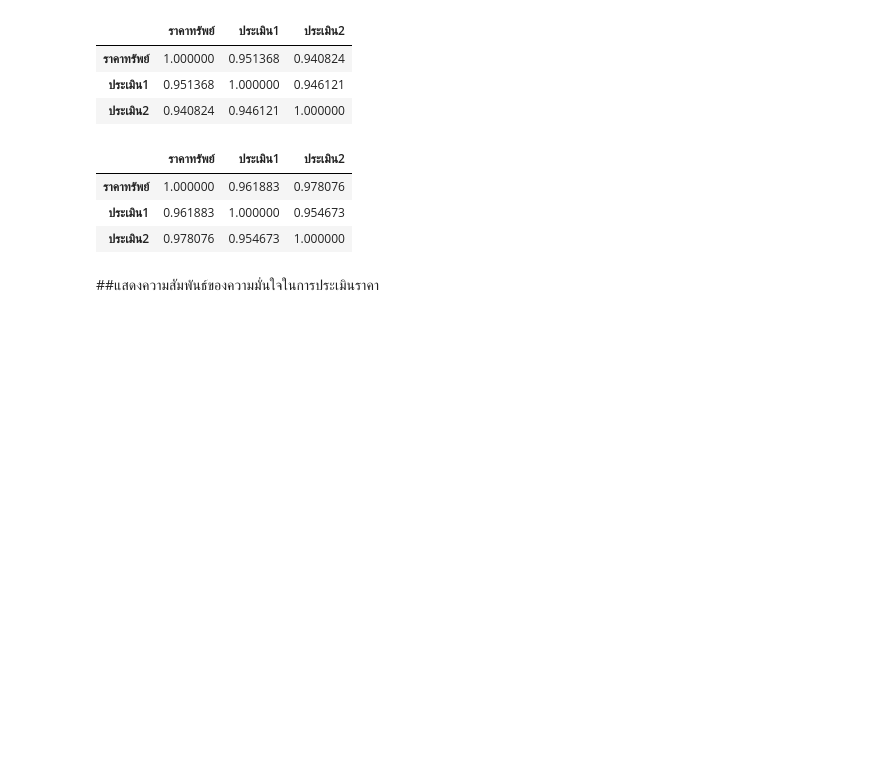
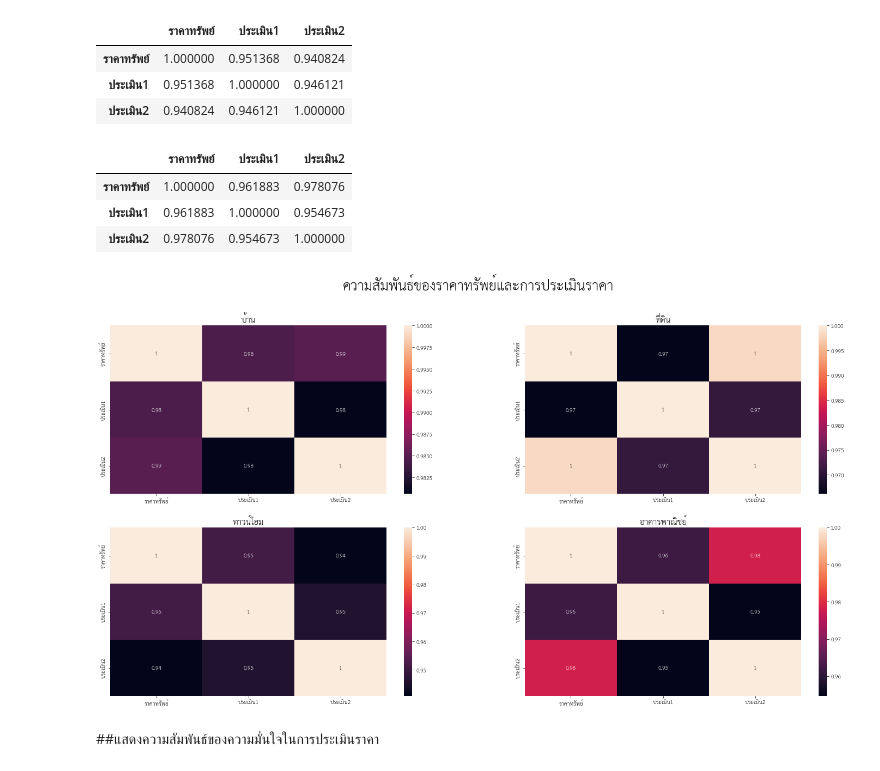
Before and after one commit to Kanchanasud/bsc_dpdm22, a Jupyter notebook: Untitled6.ipynb, the cells around one changed output. Cells and saved outputs as stored; diff of their text form; code cells hidden in the pictures; blank space fills up the shorter version.

```diff
--- a/Untitled6.ipynb
+++ b/Untitled6.ipynb
@@ -620,6 +564,25 @@ building.corr()
 | ราคาทรัพย์ | 1.000000 | 0.961883 | 0.978076 |
 | ประเมิน1 | 0.961883 | 1.000000 | 0.954673 |
 | ประเมิน2 | 0.978076 | 0.954673 | 1.000000 |
+# %%
+fig, ax = plt.subplots(nrows = 2, ncols = 2, figsize=(25, 12.5))
+fig.suptitle('ความสัมพันธ์ของราคาทรัพย์และการประเมินราคา',fontsize = 25)
+
+sns.heatmap(home.corr(),annot = True,ax=ax[0,0])
+ax[0,0].set_title('บ้าน',fontsize = 15)
+
+sns.heatmap(land.corr(), annot=True,ax=ax[0,1])
+ax[0,1].set_title('ที่ดิน',fontsize = 15)
+
+sns.heatmap(town_home.corr(), annot=True,ax=ax[1,0])
+ax[1,0].set_title('ทาวน์โฮม',fontsize = 15)
+
+sns.heatmap(building.corr(), annot=True,ax=ax[1,1])
+ax[1,1].set_title('อาคารพาณิชย์',fontsize = 15)
+
+plt.show()
+# %% [output]
+[figure, added]
 # %% [markdown]
 ##แสดงความสัมพันธ์ของความมั่นใจในการประเมินราคา
 # %%
```
Also changed, not shown: parts of 3 cells of this notebook.
